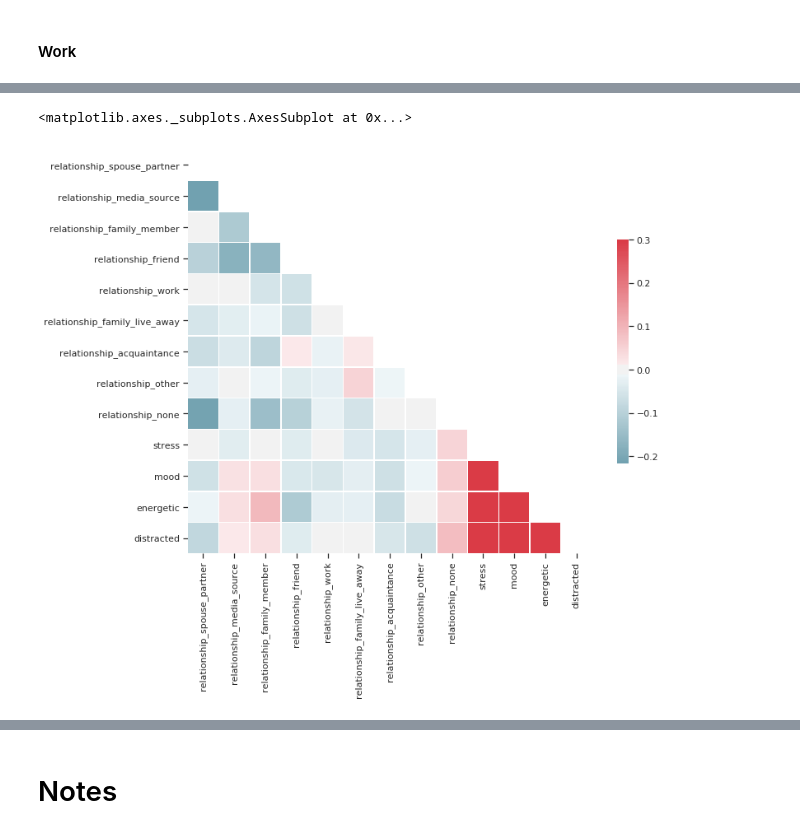
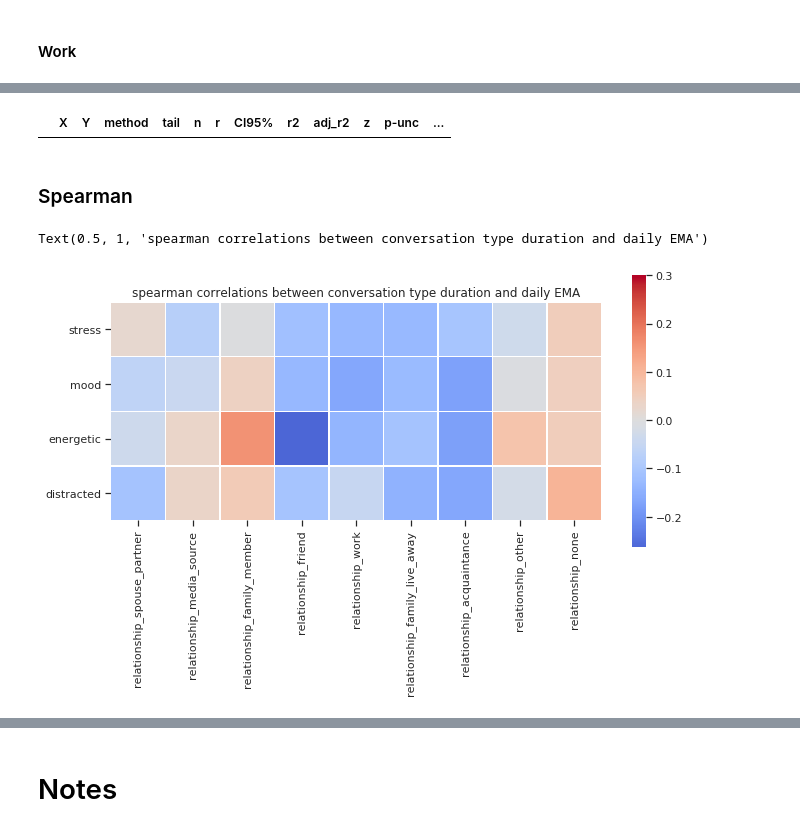
Before and after one commit to tliu526/lifesense, a Jupyter notebook: vad-exploration.ipynb, the cells around one changed output, grey strips where cells are left out. Saved outputs shown, nothing was run; the diff lists cells and outputs as text; code cells hidden in the pictures.

```diff
--- a/vad-exploration.ipynb
+++ b/vad-exploration.ipynb
@@ -719,22 +882,34 @@ convo_dur.head()
+# %%
+dur_corr_details = pg.pairwise_corr(data=convo_dur, method="pearson", padjust="fdr_bh")
+dur_corr_details[(dur_corr_details['Y'].isin(emas)) & (dur_corr_details['p-corr'] < 0.05) & (~dur_corr_details['X'].isin(emas))]
+# %% [output]
+|  | X | Y | method | tail | n | r | CI95% | r2 | adj_r2 | z | p-unc | ... |
+# %% [markdown]
+### Spearman
 # %%
+convo_dur = sloc_voice.copy()
+for rel in rel_cols:
+    convo_dur[rel] = (convo_dur[rel] * convo_dur['duration']).dt.total_seconds() / 60
+
+convo_dur = convo_dur.groupby(["pid", "start_date"], as_index=False)[rel_cols].sum(axis=1)
+convo_dur = convo_dur.rename({"start_date": "date"}, axis='columns')
+
 convo_dur = convo_dur.merge(ema_df, on=['pid', 'date'], how='left')
+convo_dur.drop("date", axis='columns', inplace=True)
+convo_dur = convo_dur.groupby("pid").mean()
 corr = convo_dur.corr(method='spearman')
-# source: https://seaborn.pydata.org/examples/many_pairwise_correlations.html
-# Generate a mask for the upper triangle
-mask = np.triu(np.ones_like(corr, dtype=np.bool))
+corr = corr.iloc[len(rel_cols):, :len(rel_cols)]
 
 # Set up the matplotlib figure
 f, ax = plt.subplots(figsize=(11, 10))
 
-# Generate a custom diverging colormap
-cmap = sns.diverging_palette(220, 10, as_cmap=True)
-
 # Draw the heatmap with the mask and correct aspect ratio
-sns.heatmap(corr, mask=mask, cmap=cmap, center=0, vmax=0.3,
+sns.heatmap(corr, cmap="coolwarm", center=0, vmax=0.3,
             square=True, linewidths=.5, cbar_kws={"shrink": .5})
-#plt.title("Spearman correlations between conversation duration type and semantic location duration")
+plt.yticks(rotation=0)
+plt.title("spearman correlations between conversation type duration and daily EMA")
 # %% [output]
-<matplotlib.axes._subplots.AxesSubplot at 0x...>
+Text(0.5, 1, 'spearman correlations between conversation type duration and daily EMA')
-[figure, old version]
+[figure, new version]
 # %%
 dur_corr_details = pg.pairwise_corr(data=convo_dur, method="spearman", padjust="fdr_bh")
```
Also changed, not shown: parts of 31 cells of this notebook.
